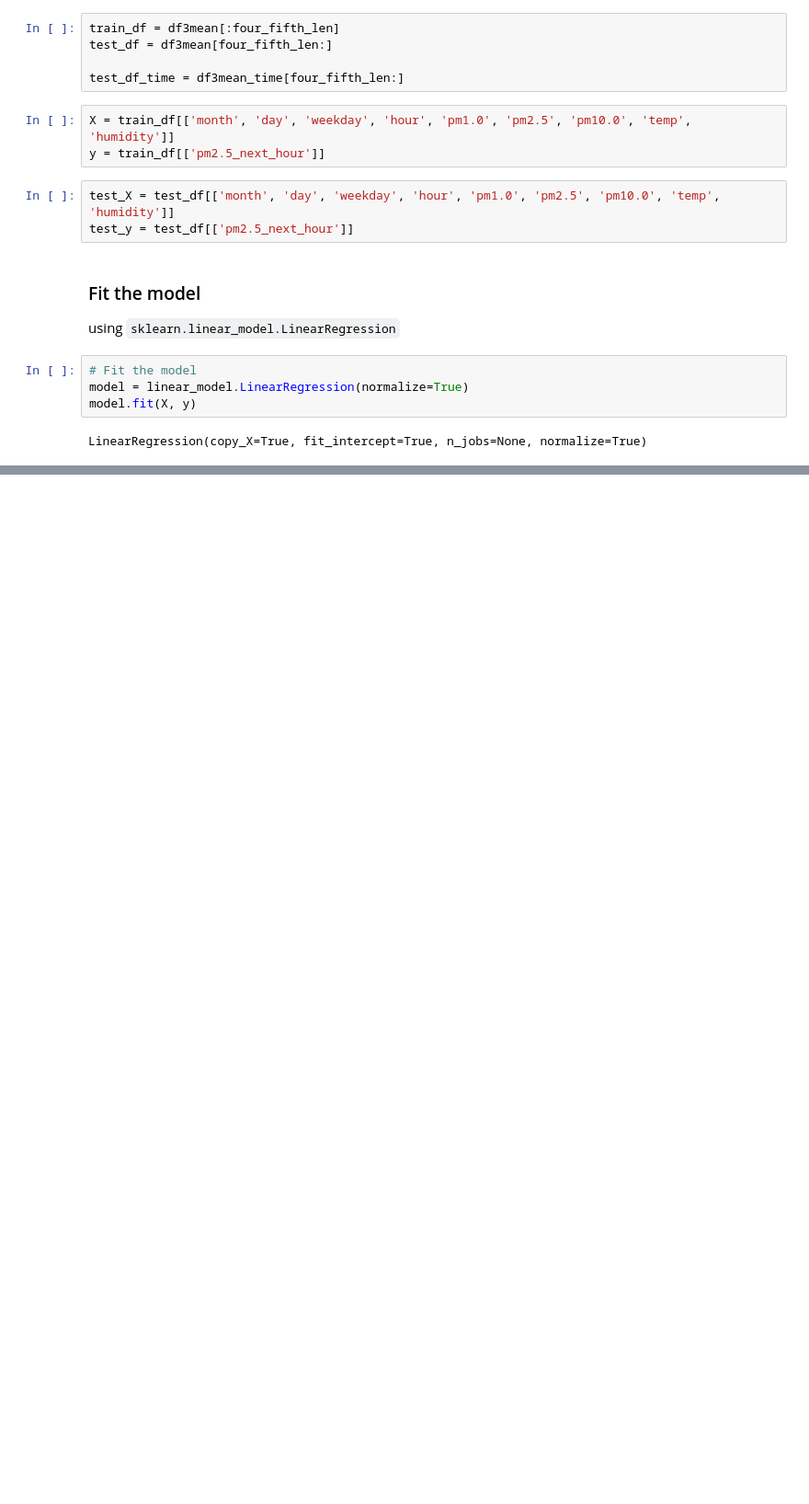
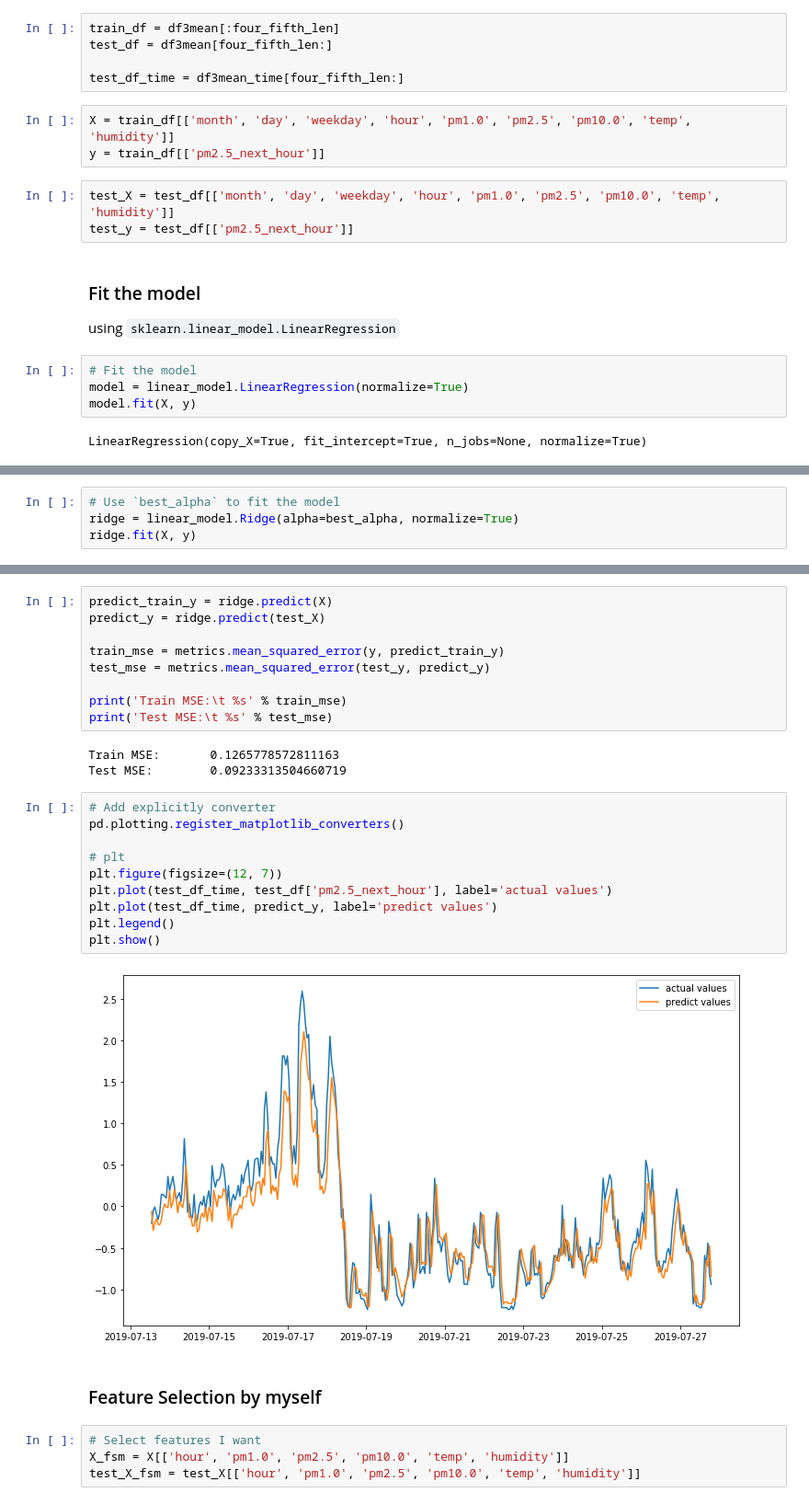
Before and after one commit to kevin110604/pm2.5_training, a Jupyter notebook: pm2.5_training_notebook.ipynb, the cells around one changed output, grey strips where cells are left out. Shown at 92% size. Drawn from its saved outputs; the diff is of its cells as text; blank space fills up the shorter version.

```diff
--- a/pm2.5_training_notebook.ipynb
+++ b/pm2.5_training_notebook.ipynb
@@ -429,0 +368,4 @@ Our test error is worse than our training error. Therefore, our next job is to i
+# %%
+# Use `best_alpha` to fit the model
+ridge = linear_model.Ridge(alpha=best_alpha, normalize=True)
+ridge.fit(X, y)
@@ -429,0 +388,30 @@ Our test error is worse than our training error. Therefore, our next job is to i
+# %%
+predict_train_y = ridge.predict(X)
+predict_y = ridge.predict(test_X)
+
+train_mse = metrics.mean_squared_error(y, predict_train_y)
+test_mse = metrics.mean_squared_error(test_y, predict_y)
+
+print('Train MSE:\t %s' % train_mse)
+print('Test MSE:\t %s' % test_mse)
+# %% [output]
+Train MSE:       0.1265778572811163
+Test MSE:        0.09233313504660719
+# %%
+# Add explicitly converter
+pd.plotting.register_matplotlib_converters()
+
+# plt
+plt.figure(figsize=(12, 7))
+plt.plot(test_df_time, test_df['pm2.5_next_hour'], label='actual values')
+plt.plot(test_df_time, predict_y, label='predict values')
+plt.legend()
+plt.show()
+# %% [output]
+[figure, added]
+# %% [markdown]
+### Feature Selection by myself
+# %%
+# Select features I want
+X_fsm = X[['hour', 'pm1.0', 'pm2.5', 'pm10.0', 'temp', 'humidity']]
+test_X_fsm = test_X[['hour', 'pm1.0', 'pm2.5', 'pm10.0', 'temp', 'humidity']]
```
Also changed, not shown: parts of 54 cells of this notebook.
